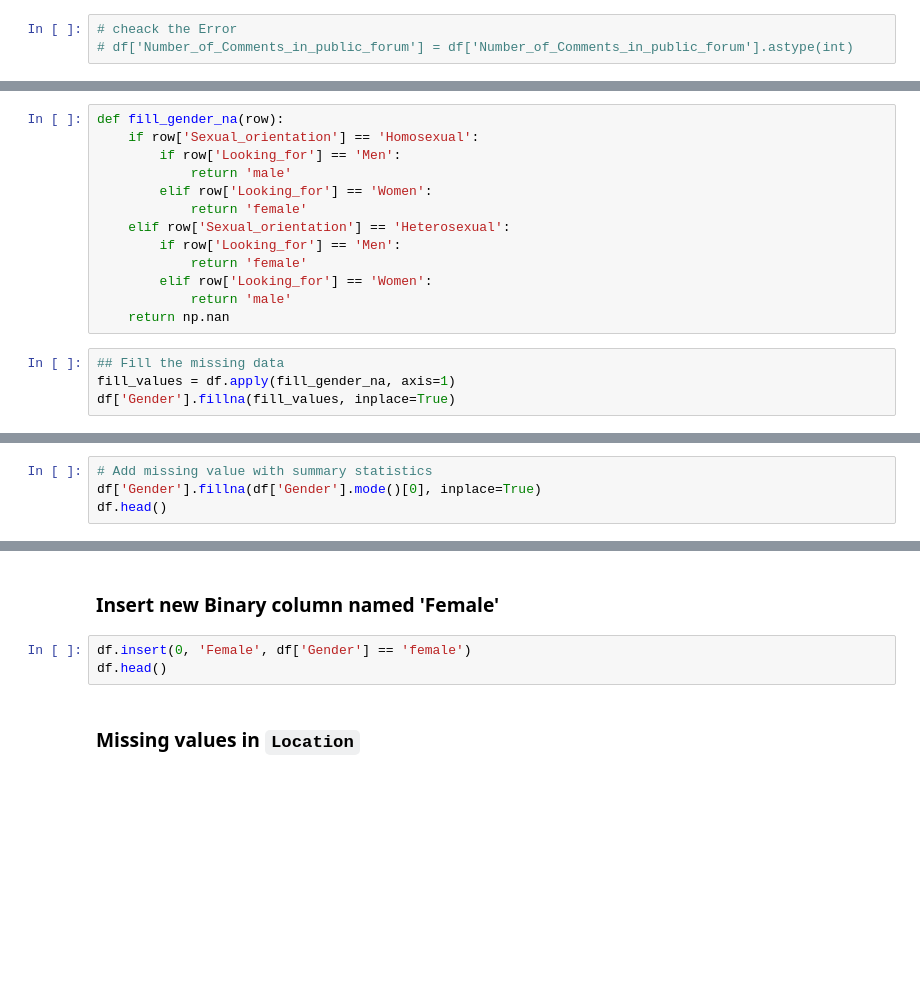
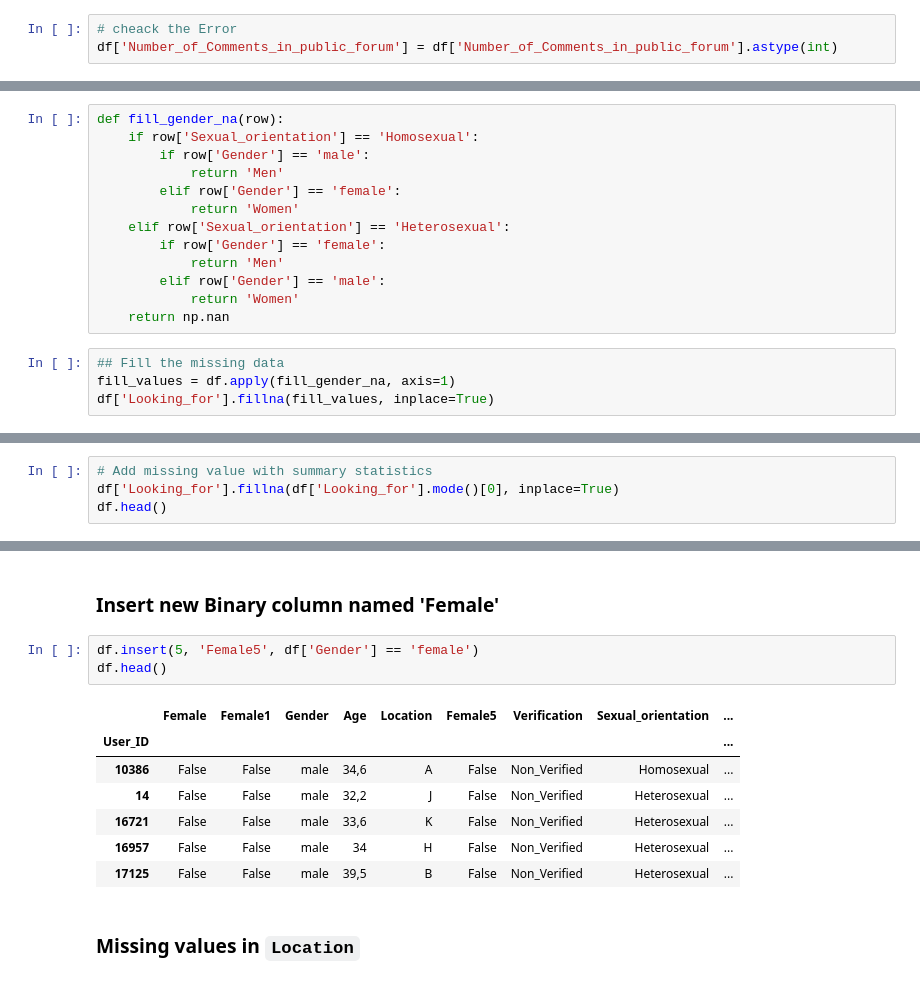
Before and after one commit to Etucator/LearingPython, a Jupyter notebook: 08 - Pandas III - Data Cleaning and Preparation.ipynb, the cells around one changed output, grey strips where cells are left out. Drawn from its saved outputs; the diff is of its cells as text; blank space fills up the shorter version.

```diff
--- a/08 - Pandas III - Data Cleaning and Preparation.ipynb
+++ b/08 - Pandas III - Data Cleaning and Preparation.ipynb
@@ -557,4 +616,4 @@ df.dtypes
 # %%
 # cheack the Error
-# df['Number_of_Comments_in_public_forum'] = df['Number_of_Comments_in_public_forum'].astype(int)
+df['Number_of_Comments_in_public_forum'] = df['Number_of_Comments_in_public_forum'].astype(int)
 # %%
@@ -571,20 +671,20 @@ In the `Gender` column, We fill some missing values using some simple conditions
 # %%
 def fill_gender_na(row):
     if row['Sexual_orientation'] == 'Homosexual':
-        if row['Looking_for'] == 'Men':
-            return 'male'
-        elif row['Looking_for'] == 'Women':
-            return 'female'
+        if row['Gender'] == 'male':
+            return 'Men'
+        elif row['Gender'] == 'female':
+            return 'Women'
     elif row['Sexual_orientation'] == 'Heterosexual':
-        if row['Looking_for'] == 'Men':
-            return 'female'
-        elif row['Looking_for'] == 'Women':
-            return 'male'
+        if row['Gender'] == 'female':
+            return 'Men'
+        elif row['Gender'] == 'male':
+            return 'Women'
     return np.nan
 # %%
 ## Fill the missing data
 fill_values = df.apply(fill_gender_na, axis=1)
-df['Gender'].fillna(fill_values, inplace=True)
+df['Looking_for'].fillna(fill_values, inplace=True)
 # %%
 # Lets check the missing values
 df.isnull().sum()
@@ -591,4 +710,4 @@ df.isnull().sum()
 # %%
 # Add missing value with summary statistics
-df['Gender'].fillna(df['Gender'].mode()[0], inplace=True)
+df['Looking_for'].fillna(df['Looking_for'].mode()[0], inplace=True)
 df.head()
@@ -598,8 +755,16 @@ df.isnull().sum()
 # %% [markdown]
 ### Insert new Binary column named 'Female'
 # %%
-df.insert(0, 'Female', df['Gender'] == 'female')
+df.insert(5, 'Female5', df['Gender'] == 'female')
 df.head()
+# %% [output]
+|  | Female | Female1 | Gender | Age | Location | Female5 | Verification | Sexual_orientation | ... |
+| User_ID |  |  |  |  |  |  |  |  | ... |
+| 10386 | False | False | male | 34,6 | A | False | Non_Verified | Homosexual | ... |
+| 14 | False | False | male | 32,2 | J | False | Non_Verified | Heterosexual | ... |
+| 16721 | False | False | male | 33,6 | K | False | Non_Verified | Heterosexual | ... |
+| 16957 | False | False | male | 34 | H | False | Non_Verified | Heterosexual | ... |
+| 17125 | False | False | male | 39,5 | B | False | Non_Verified | Heterosexual | ... |
 # %% [markdown]
 ### Missing values in `Location`
 # %%
```
Also changed, not shown: parts of 17 cells of this notebook.
